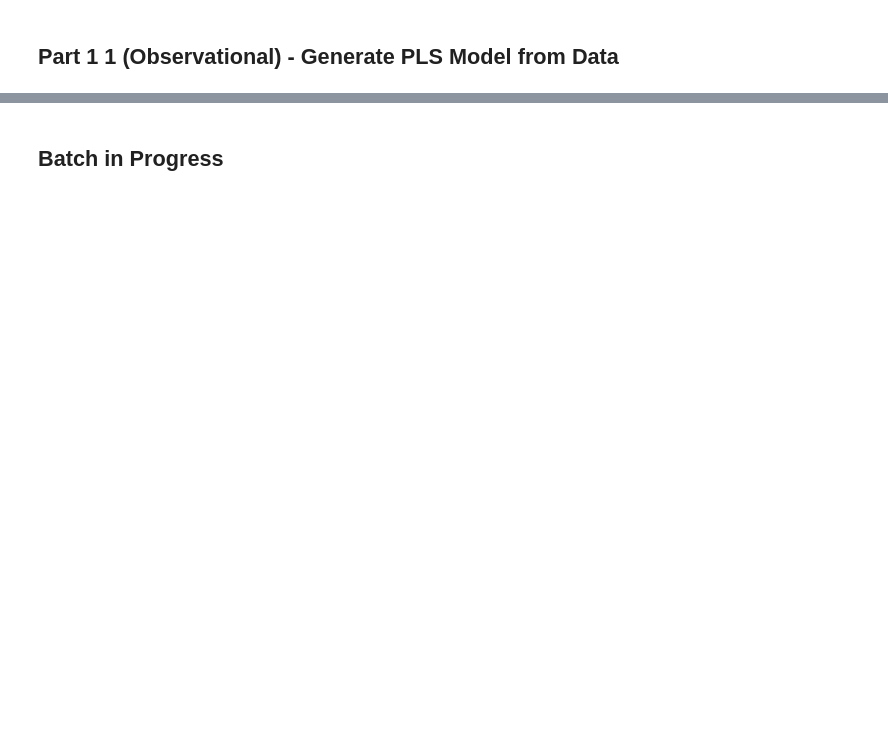
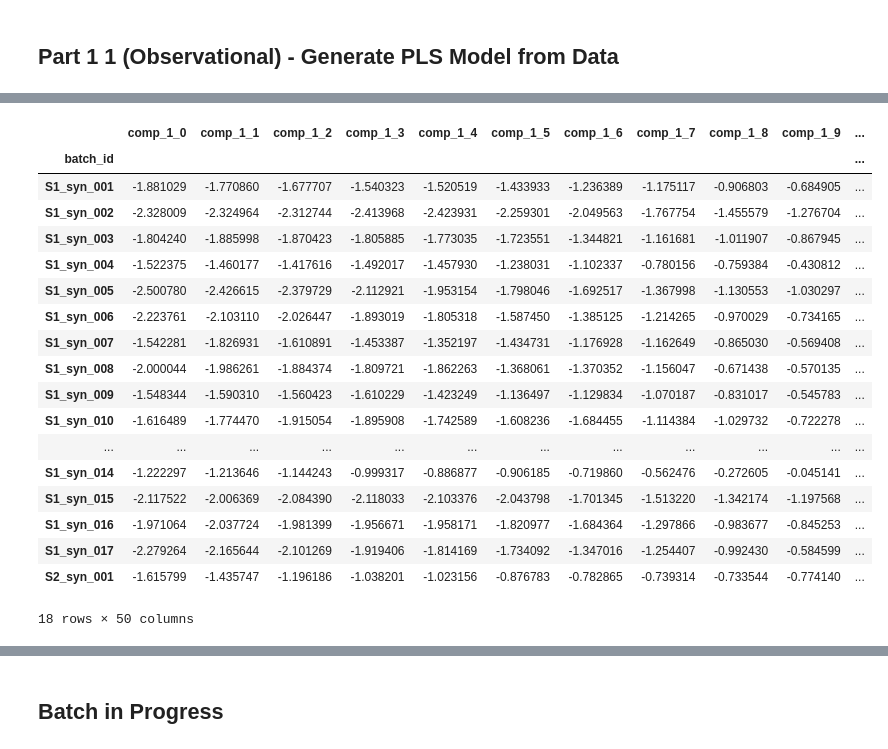
Before and after one commit to jhwaffles/batch_evolution_modeling, a Jupyter notebook: batch_evolution_modeling copy.ipynb, the cells around one changed output, grey strips where cells are left out. Cells and saved outputs as stored; diff of their text form; code cells hidden in the pictures; blank space fills up the shorter version.

```diff
--- a/batch_evolution_modeling copy.ipynb
+++ b/batch_evolution_modeling copy.ipynb
@@ -627,0 +1069,22 @@ pls_3.fit(X_scaled, y)
+# %%
+bem.X_T_train
+# %% [output]
+|  | comp_1_0 | comp_1_1 | comp_1_2 | comp_1_3 | comp_1_4 | comp_1_5 | comp_1_6 | comp_1_7 | comp_1_8 | comp_1_9 | ... |
+| batch_id |  |  |  |  |  |  |  |  |  |  | ... |
+| S1_syn_001 | -1.881029 | -1.770860 | -1.677707 | -1.540323 | -1.520519 | -1.433933 | -1.236389 | -1.175117 | -0.906803 | -0.684905 | ... |
+| S1_syn_002 | -2.328009 | -2.324964 | -2.312744 | -2.413968 | -2.423931 | -2.259301 | -2.049563 | -1.767754 | -1.455579 | -1.276704 | ... |
+| S1_syn_003 | -1.804240 | -1.885998 | -1.870423 | -1.805885 | -1.773035 | -1.723551 | -1.344821 | -1.161681 | -1.011907 | -0.867945 | ... |
+| S1_syn_004 | -1.522375 | -1.460177 | -1.417616 | -1.492017 | -1.457930 | -1.238031 | -1.102337 | -0.780156 | -0.759384 | -0.430812 | ... |
+| S1_syn_005 | -2.500780 | -2.426615 | -2.379729 | -2.112921 | -1.953154 | -1.798046 | -1.692517 | -1.367998 | -1.130553 | -1.030297 | ... |
+| S1_syn_006 | -2.223761 | -2.103110 | -2.026447 | -1.893019 | -1.805318 | -1.587450 | -1.385125 | -1.214265 | -0.970029 | -0.734165 | ... |
+| S1_syn_007 | -1.542281 | -1.826931 | -1.610891 | -1.453387 | -1.352197 | -1.434731 | -1.176928 | -1.162649 | -0.865030 | -0.569408 | ... |
+| S1_syn_008 | -2.000044 | -1.986261 | -1.884374 | -1.809721 | -1.862263 | -1.368061 | -1.370352 | -1.156047 | -0.671438 | -0.570135 | ... |
+| S1_syn_009 | -1.548344 | -1.590310 | -1.560423 | -1.610229 | -1.423249 | -1.136497 | -1.129834 | -1.070187 | -0.831017 | -0.545783 | ... |
+| S1_syn_010 | -1.616489 | -1.774470 | -1.915054 | -1.895908 | -1.742589 | -1.608236 | -1.684455 | -1.114384 | -1.029732 | -0.722278 | ... |
+| ... | ... | ... | ... | ... | ... | ... | ... | ... | ... | ... | ... |
+| S1_syn_014 | -1.222297 | -1.213646 | -1.144243 | -0.999317 | -0.886877 | -0.906185 | -0.719860 | -0.562476 | -0.272605 | -0.045141 | ... |
+| S1_syn_015 | -2.117522 | -2.006369 | -2.084390 | -2.118033 | -2.103376 | -2.043798 | -1.701345 | -1.513220 | -1.342174 | -1.197568 | ... |
+| S1_syn_016 | -1.971064 | -2.037724 | -1.981399 | -1.956671 | -1.958171 | -1.820977 | -1.684364 | -1.297866 | -0.983677 | -0.845253 | ... |
+| S1_syn_017 | -2.279264 | -2.165644 | -2.101269 | -1.919406 | -1.814169 | -1.734092 | -1.347016 | -1.254407 | -0.992430 | -0.584599 | ... |
+| S2_syn_001 | -1.615799 | -1.435747 | -1.196186 | -1.038201 | -1.023156 | -0.876783 | -0.782865 | -0.739314 | -0.733544 | -0.774140 | ... |
+18 rows × 50 columns
```
Also changed, not shown: parts of 30 cells of this notebook, 25 other files.
